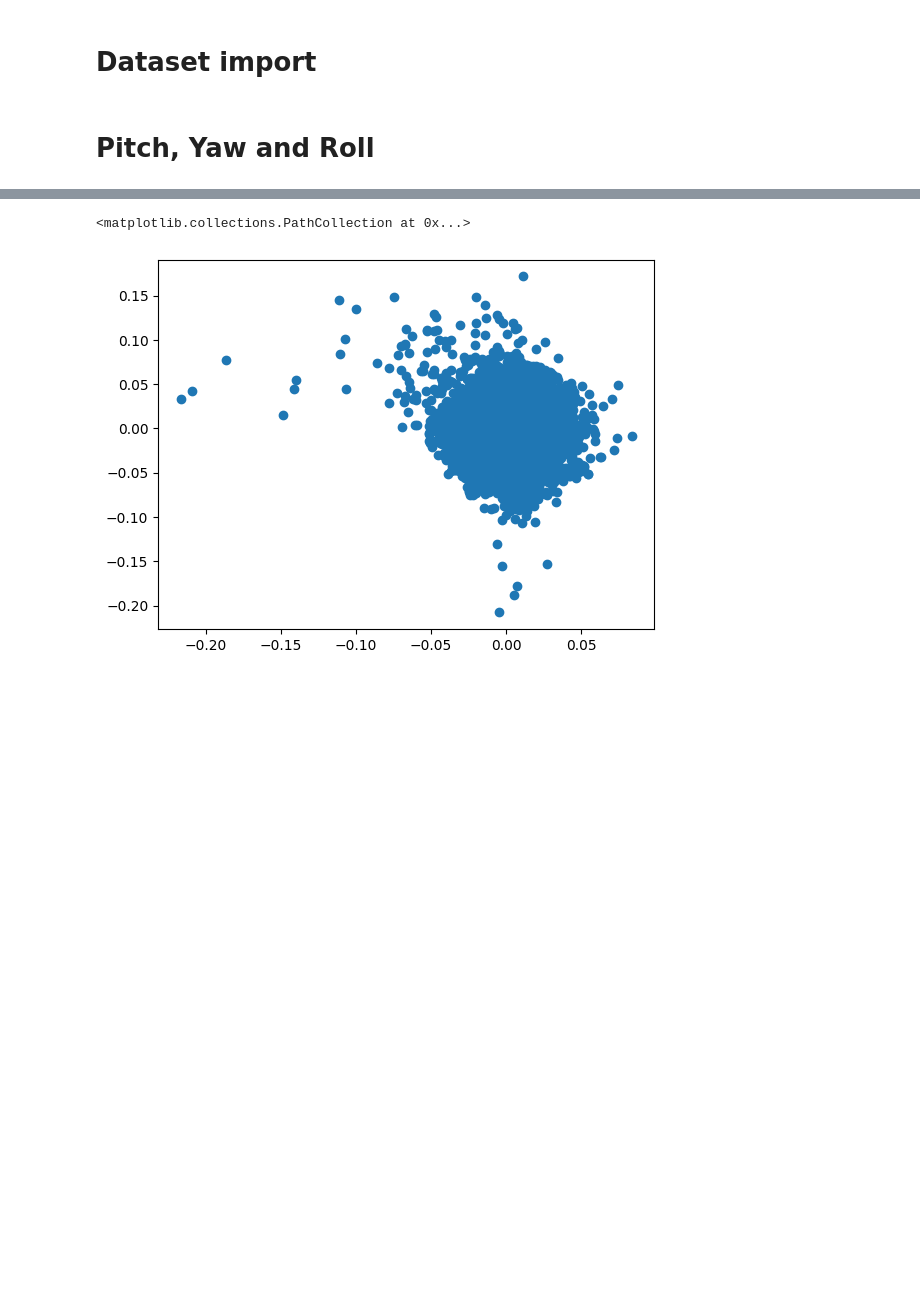
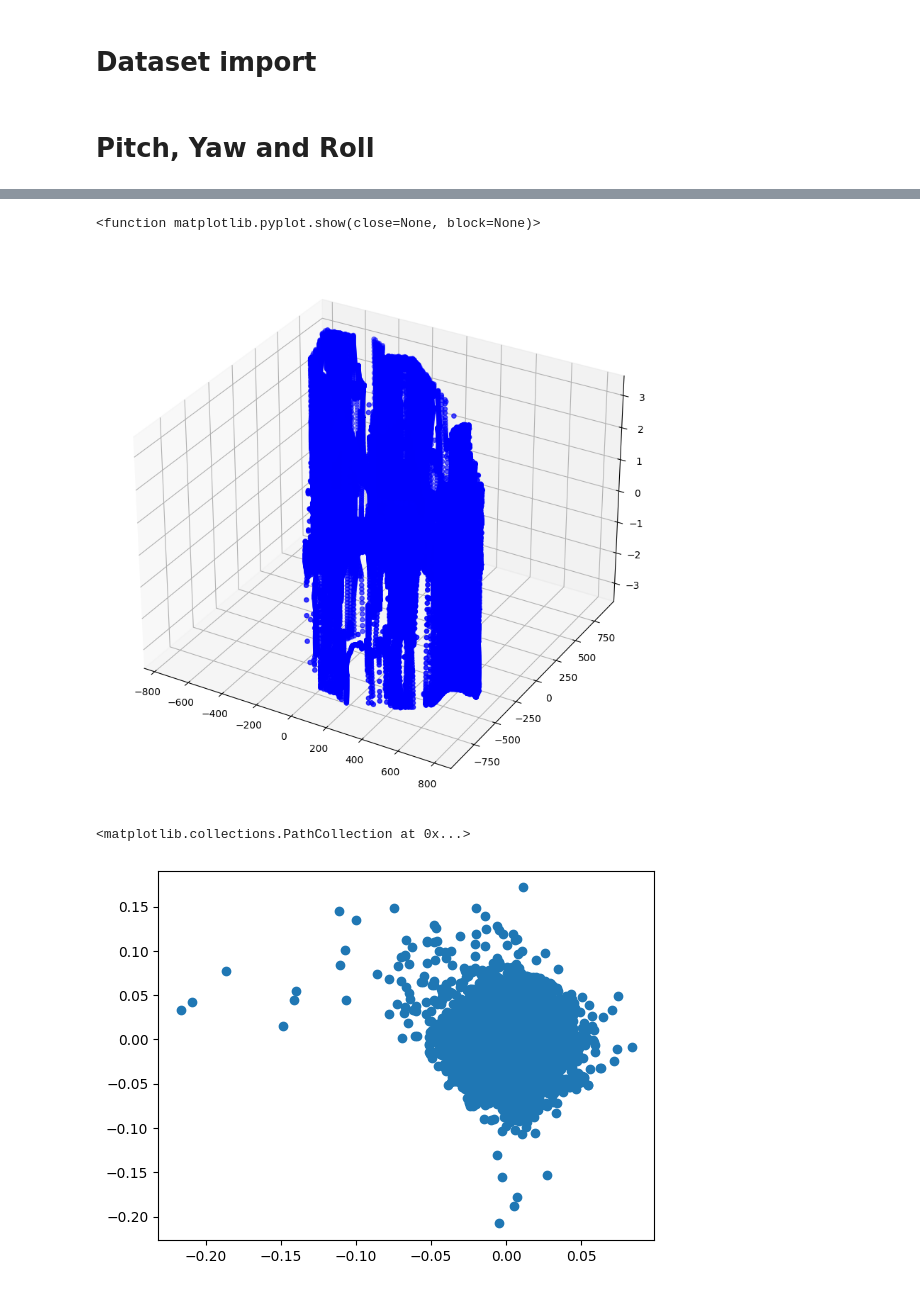
Before and after one commit to Bgon01/Data3001-capstone, a Jupyter notebook: eda/eda.ipynb, the cells around one changed output, grey strips where cells are left out. Cells and saved outputs as stored; diff of their text form; code cells hidden in the pictures; blank space fills up the shorter version.

```diff
--- a/eda/eda.ipynb
+++ b/eda/eda.ipynb
@@ -15,5 +3,7 @@ def fetch_data_csv(parquet_file):
 # %% [markdown]
 # Dataset import
+# %%
+df = fetch_and_merge()
 # %%
 f1_2022_df = fetch_data_from_source('f1sim-data-2022.parquet')
 f1_2022_df.sort_values(by=["SESSION_IDENTIFIER", "FRAME"], inplace=True)
@@ -34,3 +76,14 @@ line_df = fetch_data_csv('f1sim-ref-line.csv')
+# %%
+fig = plt.figure(figsize = (10, 10))
+ax = plt.axes(projection = '3d')
+X = df['WORLDPOSX']
+Y = df['WORLDPOSY']
+Z = df['YAW']
+ax.scatter(X,Y,Z, c='blue')
+plt.show
+# %% [output]
+<function matplotlib.pyplot.show(close=None, block=None)>
+[figure, added]
 # %%
 plt.scatter(f1_2022_df['PITCH'], f1_2022_df['ROLL'])
 # %% [output]
```
Also changed, not shown: parts of 8 cells of this notebook.
